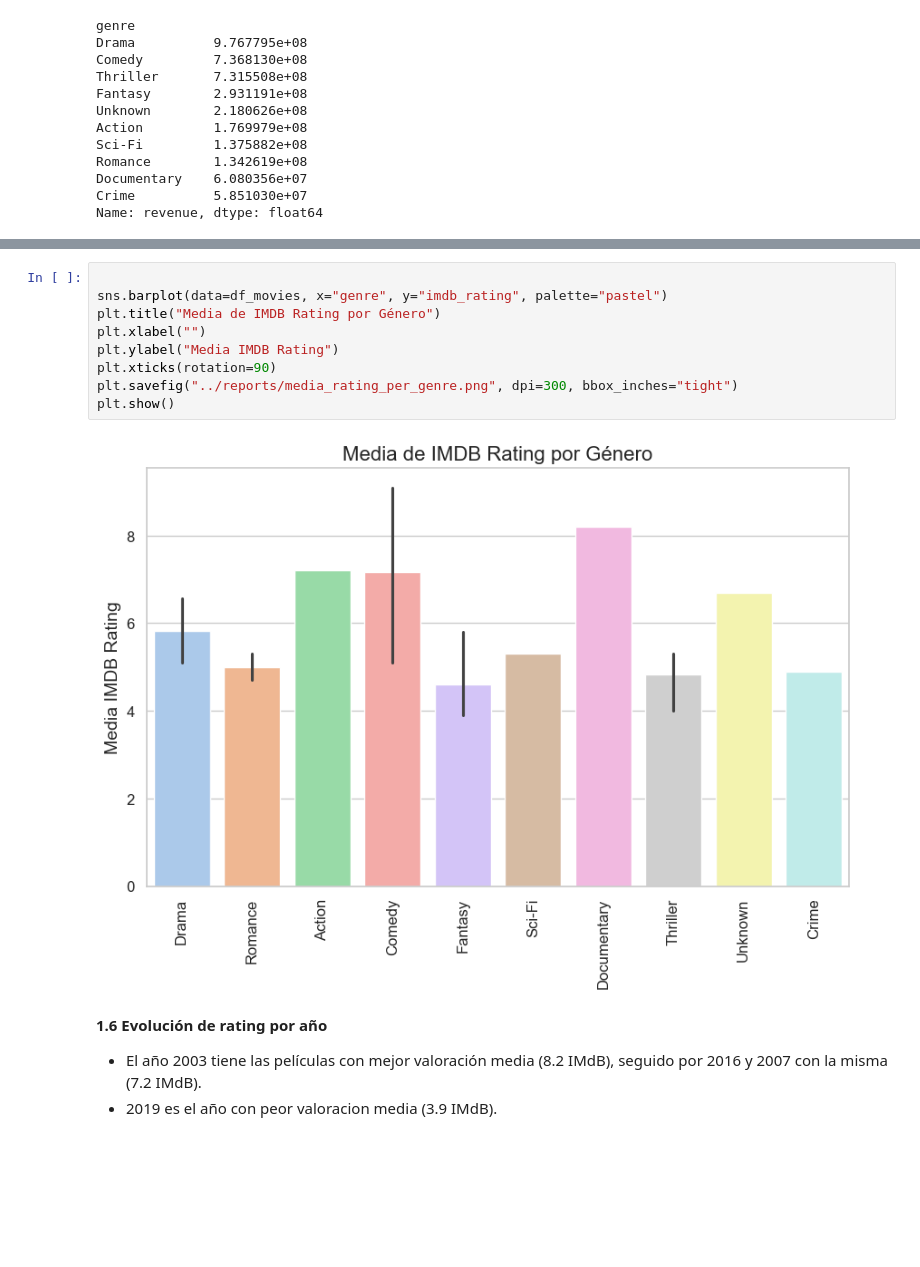
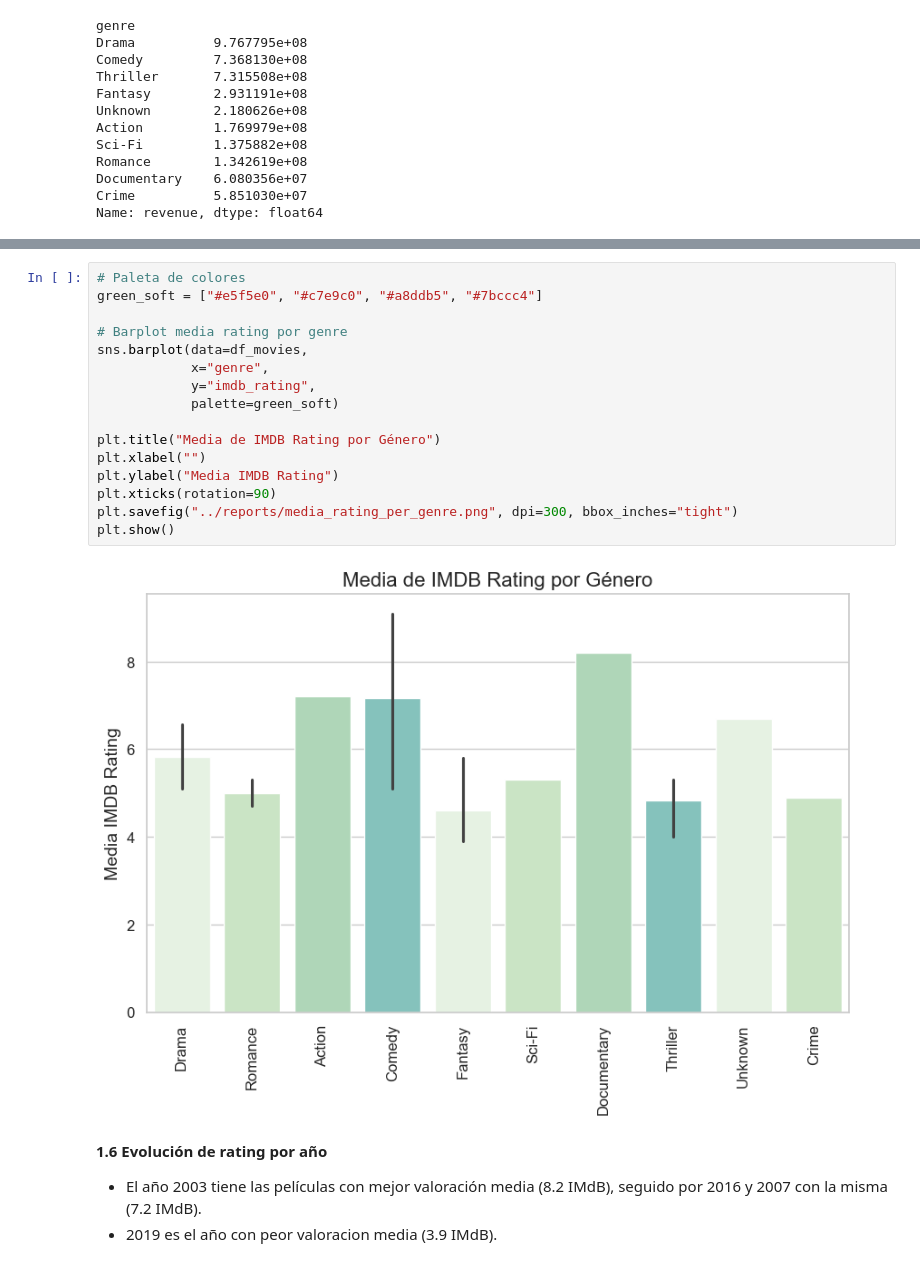
Before and after one commit to Andrea-Gauger/reto-data-movies, a Jupyter notebook: notebooks/03_visualizaciones_y_conclusiones.ipynb, the cells around one changed output, grey strips where cells are left out. Saved outputs shown, nothing was run; the diff lists cells and outputs as text; blank space fills up the shorter version.

```diff
--- a/notebooks/03_visualizaciones.ipynb
+++ b/notebooks/03_visualizaciones_y_conclusiones.ipynb
@@ -230,16 +267,23 @@ plt.show()
 # %% [output]
 [figure]
 # %%
+# Paleta de colores
+green_soft = ["#e5f5e0", "#c7e9c0", "#a8ddb5", "#7bccc4"]
 
-sns.barplot(data=df_movies, x="genre", y="imdb_rating", palette="pastel")
+# Barplot media rating por genre
+sns.barplot(data=df_movies,
+            x="genre",
+            y="imdb_rating",
+            palette=green_soft)
+
 plt.title("Media de IMDB Rating por Género")
 plt.xlabel("")
 plt.ylabel("Media IMDB Rating")
 plt.xticks(rotation=90)
 plt.savefig("../reports/media_rating_per_genre.png", dpi=300, bbox_inches="tight")
 plt.show()
 # %% [output]
-[figure, old version]
+[figure, new version]
 # %% [markdown]
 **1.6 Evolución de rating por año**
 - El año 2003 tiene las películas con mejor valoración media (8.2 IMdB), seguido por 2016 y 2007 con la misma (7.2 IMdB).
```
Also changed, not shown: parts of 16 cells of this notebook, 11 other files.
